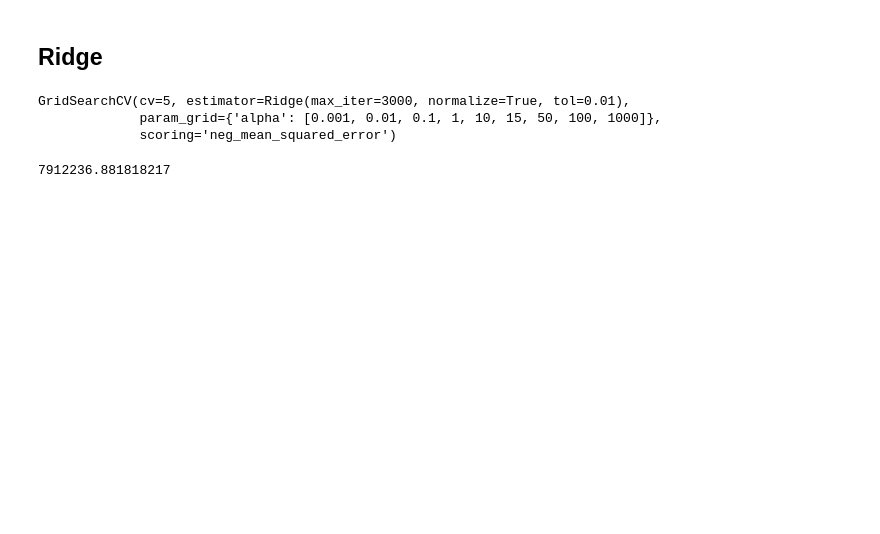
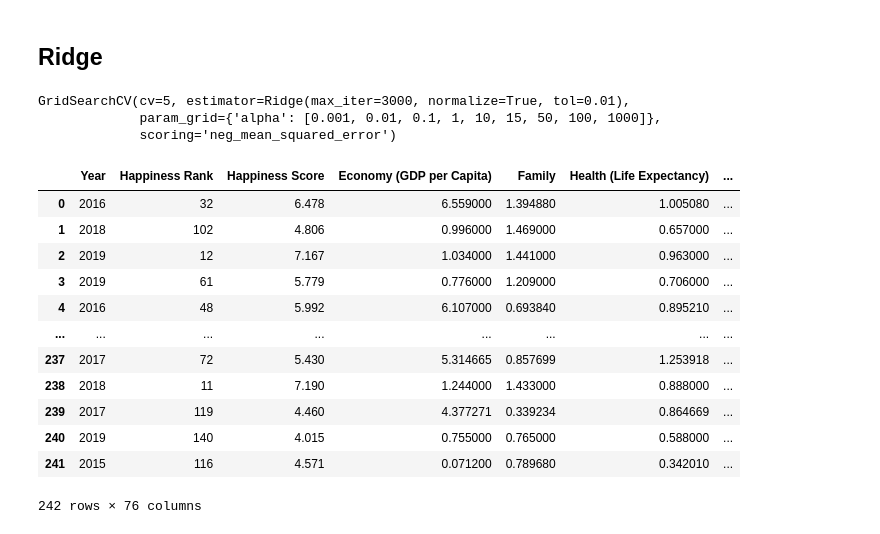
Before and after one commit to HieuVuong001/DataChallenge1, a Jupyter notebook: DataChallenge.ipynb, the cells around one changed output. Drawn from its saved outputs; the diff is of its cells as text; code cells hidden in the pictures; blank space fills up the shorter version.

```diff
--- a/DataChallenge.ipynb
+++ b/DataChallenge.ipynb
@@ -221,7 +221,7 @@ enc.classes_[9]
 # %% [markdown]
 ### Split into train and test
 # %%
-train_set, test_set = split_train_test(joined_df, 0.2)
+train_set, test_set = train_test_split(joined_df, test_size=0.2, random_state = 1)
 # %% [markdown]
 ### Split features (x) from targets (y)
 # %%
@@ -276,5 +276,19 @@ GridSearchCV(cv=5, estimator=Ridge(max_iter=3000, normalize=True, tol=0.01),
              scoring='neg_mean_squared_error')
 # %%
 mean_squared_error(test_labels, reg.predict(test_features_1))
+np.sqrt(mean_squared_error(test_labels, reg.predict(test_features_1)))
+joined_df
 # %% [output]
+|  | Year | Happiness Rank | Happiness Score | Economy (GDP per Capita) | Family | Health (Life Expectancy) | ... |
+| 0 | 2016 | 32 | 6.478 | 6.559000 | 1.394880 | 1.005080 | ... |
+| 1 | 2018 | 102 | 4.806 | 0.996000 | 1.469000 | 0.657000 | ... |
+| 2 | 2019 | 12 | 7.167 | 1.034000 | 1.441000 | 0.963000 | ... |
+| 3 | 2019 | 61 | 5.779 | 0.776000 | 1.209000 | 0.706000 | ... |
+| 4 | 2016 | 48 | 5.992 | 6.107000 | 0.693840 | 0.895210 | ... |
+| ... | ... | ... | ... | ... | ... | ... | ... |
+| 237 | 2017 | 72 | 5.430 | 5.314665 | 0.857699 | 1.253918 | ... |
+| 238 | 2018 | 11 | 7.190 | 1.244000 | 1.433000 | 0.888000 | ... |
+| 239 | 2017 | 119 | 4.460 | 4.377271 | 0.339234 | 0.864669 | ... |
+| 240 | 2019 | 140 | 4.015 | 0.755000 | 0.765000 | 0.588000 | ... |
+| 241 | 2015 | 116 | 4.571 | 0.071200 | 0.789680 | 0.342010 | ... |
-7912236.881818217
+242 rows × 76 columns
```
Also changed, not shown: parts of 20 cells of this notebook.
